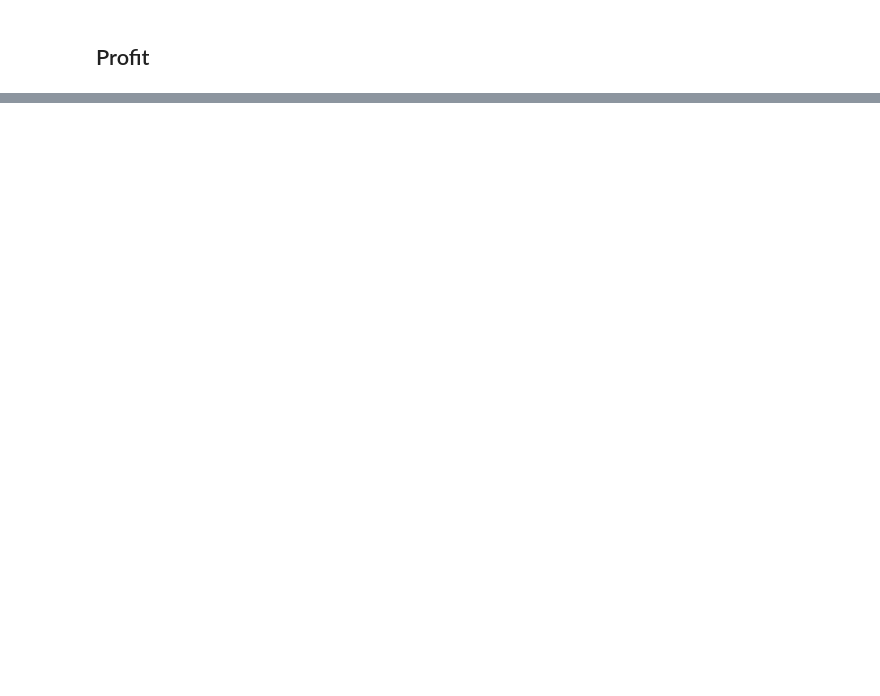
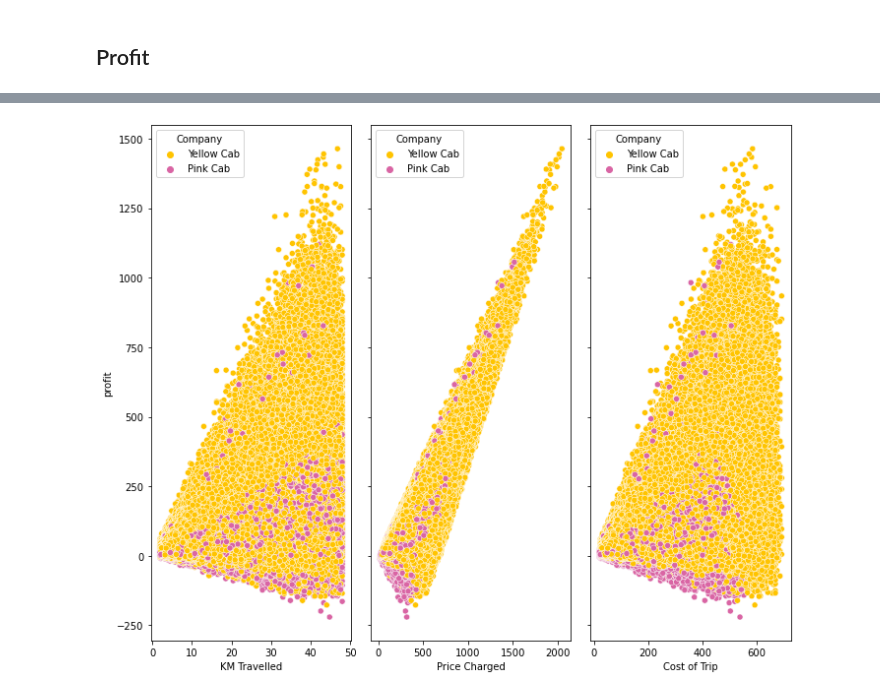
Before and after one commit to MohsenBah/G2M_Insight_Cab_Investment, a Jupyter notebook: G2M_insights.ipynb, the cells around one changed output, grey strips where cells are left out. Cells and saved outputs as stored; diff of their text form; code cells hidden in the pictures; blank space fills up the shorter version.

```diff
--- a/G2M_insights.ipynb
+++ b/G2M_insights.ipynb
@@ -753,0 +810,12 @@ In this section, I am looking for the relationship between Profit and other feat
+# %%
+palette = [ '#ffc400', '#d965a4']
+
+fig, axes = plt.subplots(1,3, figsize = (10,8), sharey = True)
+
+for col, ax in zip(['KM Travelled', "Price Charged","Cost of Trip"],
+                   axes.flatten()):
+
+    sns.scatterplot(x = col, data = cab_data, y= 'profit', hue = 'Company', ax = ax, palette = palette);
+    plt.tight_layout();
+# %% [output]
+[figure, added]
```
Also changed, not shown: parts of 84 cells of this notebook.
